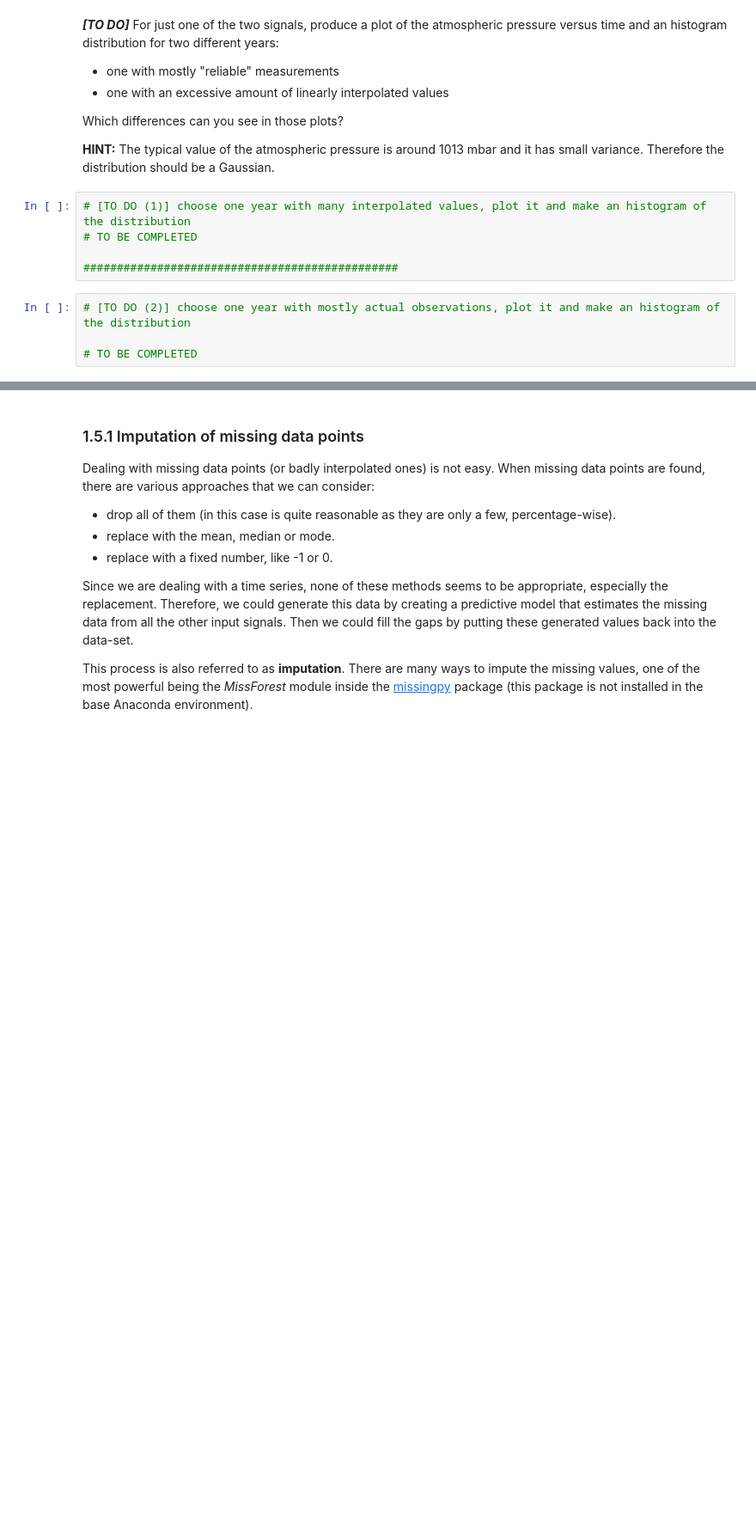
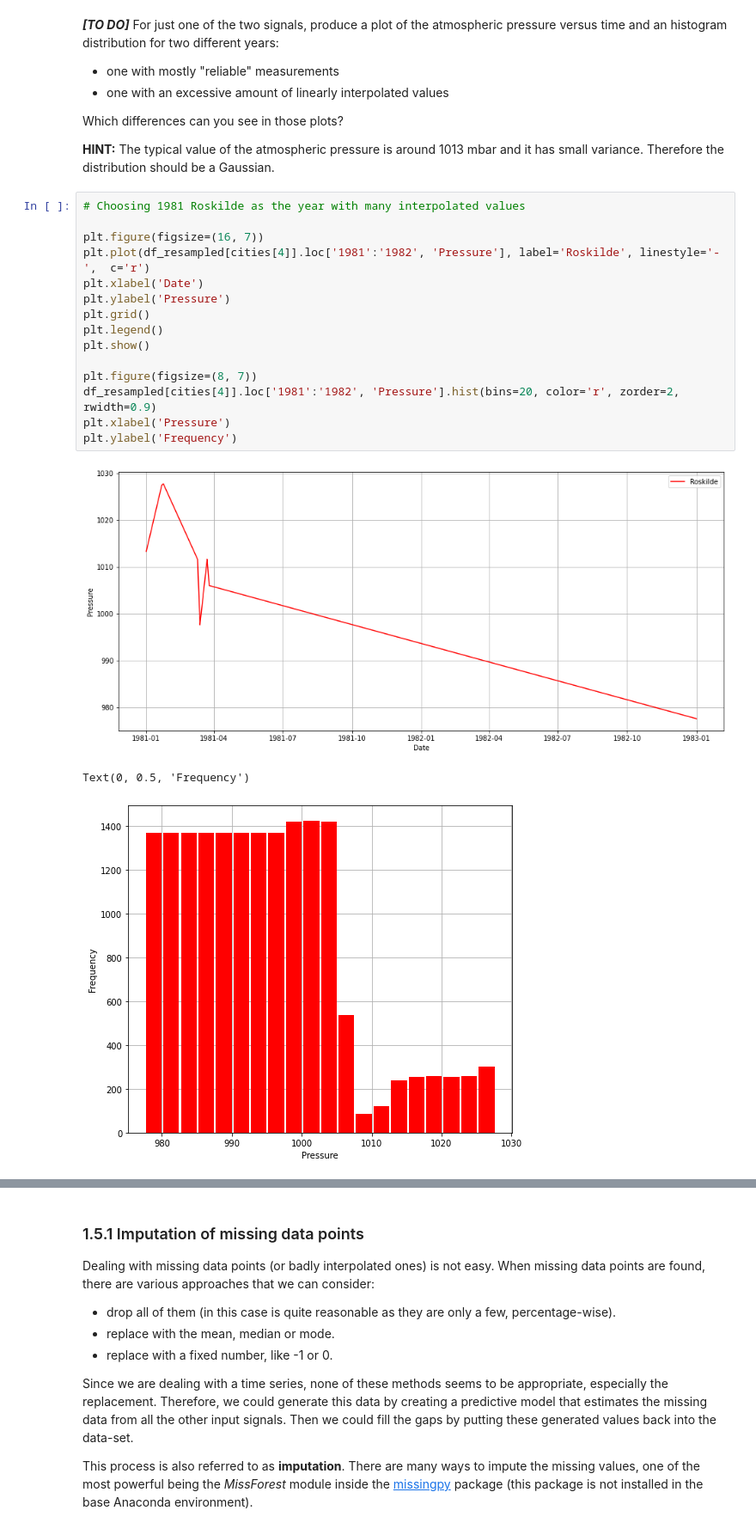
Before and after one commit to UCL-ELEC0136/2-data-processing-lorenzobonito, a Jupyter notebook: 2-data-processing.ipynb, the cells around one changed output, grey strips where cells are left out. Shown: that part at 86% size. Drawn from its saved outputs; the diff is of its cells as text; blank space fills up the shorter version.

```diff
--- a/2-data-processing.ipynb
+++ b/2-data-processing.ipynb
@@ -638,12 +680,22 @@ Moreover, a second consideration about the linear interpolation in the resamplin
 Which differences can you see in those plots?
 
 **HINT:** The typical value of the atmospheric pressure is around 1013 mbar and it has small variance. Therefore the distribution should be a Gaussian.
-# %%
-# [TO DO (1)] choose one year with many interpolated values, plot it and make an histogram of the distribution
-# TO BE COMPLETED
-
-###############################################
-# %%
-# [TO DO (2)] choose one year with mostly actual observations, plot it and make an histogram of the distribution
-
-# TO BE COMPLETED
+# %%
+# Choosing 1981 Roskilde as the year with many interpolated values
+
+plt.figure(figsize=(16, 7))
+plt.plot(df_resampled[cities[4]].loc['1981':'1982', 'Pressure'], label='Roskilde', linestyle='-',  c='r')
+plt.xlabel('Date')
+plt.ylabel('Pressure')
+plt.grid()
+plt.legend()
+plt.show()
+
+plt.figure(figsize=(8, 7))
+df_resampled[cities[4]].loc['1981':'1982', 'Pressure'].hist(bins=20, color='r', zorder=2, rwidth=0.9)
+plt.xlabel('Pressure')
+plt.ylabel('Frequency')
+# %% [output]
+[figure, added]
+Text(0, 0.5, 'Frequency')
+[figure, added]
```
Also changed, not shown: parts of 6 cells of this notebook, 1 other file.
